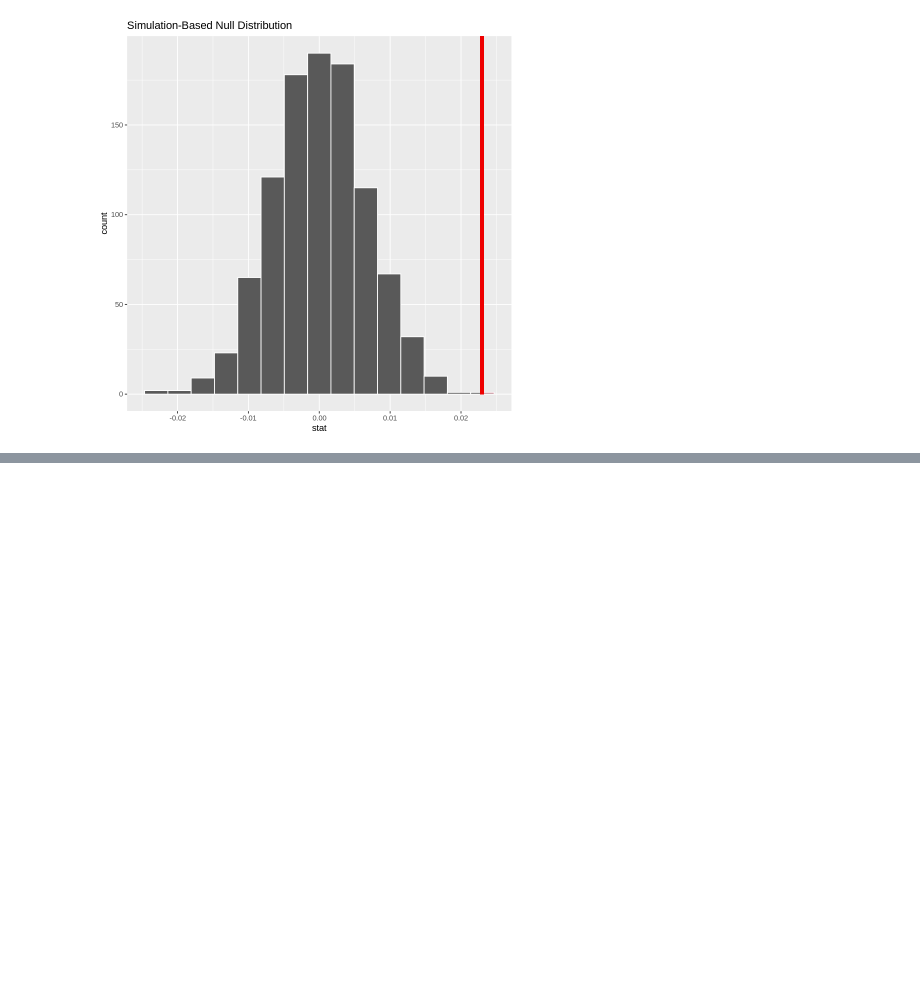
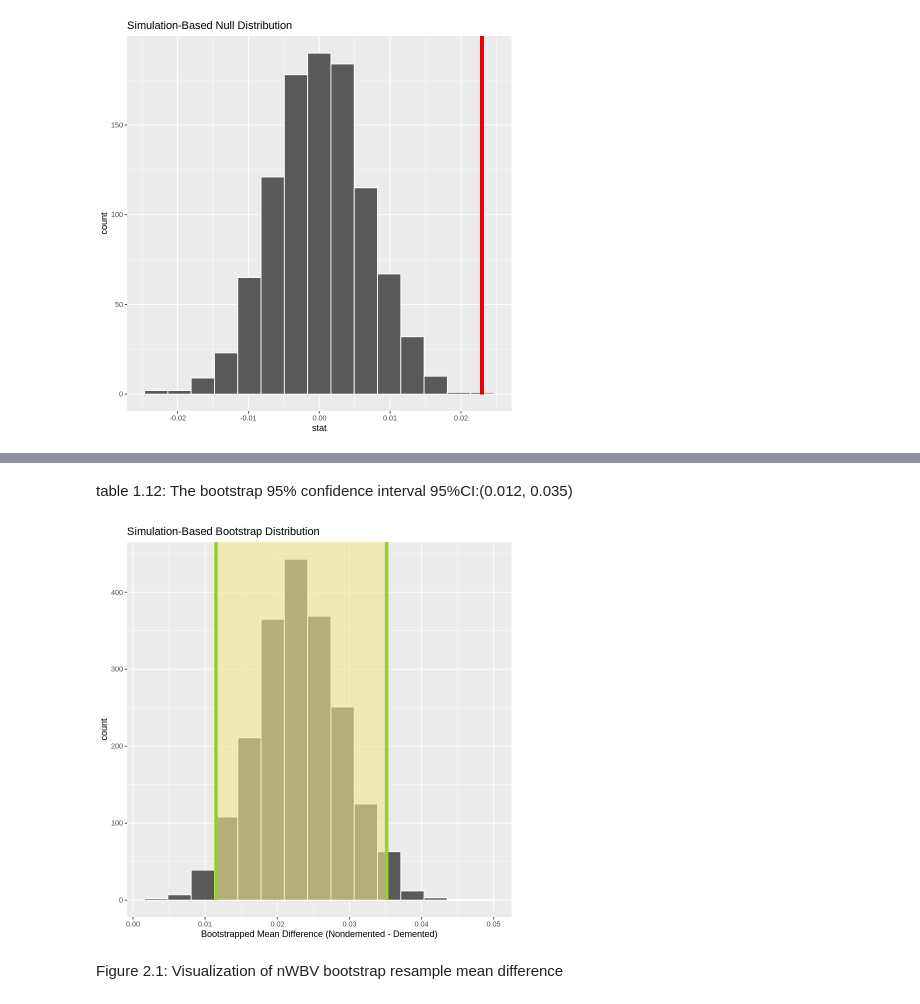
Before and after one commit to yuwangy/alzheimer_analysis, a Jupyter notebook: Project_Final_Submission.ipynb, the cells around one changed output, grey strips where cells are left out. Saved outputs shown, nothing was run; the diff lists cells and outputs as text; code cells hidden in the pictures; blank space fills up the shorter version.

```diff
--- a/Project_Final_Submission.ipynb
+++ b/Project_Final_Submission.ipynb
@@ -437,0 +455,10 @@ Figure 1.2: Visualization of the null distribution
+# %% [markdown]
+table 1.12: The bootstrap 95% confidence interval 95%CI:(0.012, 0.035)
+# %%
+visualize(nwbv_diff_in_means_bootstrap) +
+  shade_confidence_interval(endpoints = diff_in_means_ci, fill = "khaki", color = "yellowgreen") +
+  xlab("Bootstrapped Mean Difference (Nondemented - Demented)")
+# %% [output]
+[figure, added]
+# %% [markdown]
+Figure 2.1: Visualization of nWBV bootstrap resample mean difference
```
Also changed, not shown: parts of 42 cells of this notebook.
